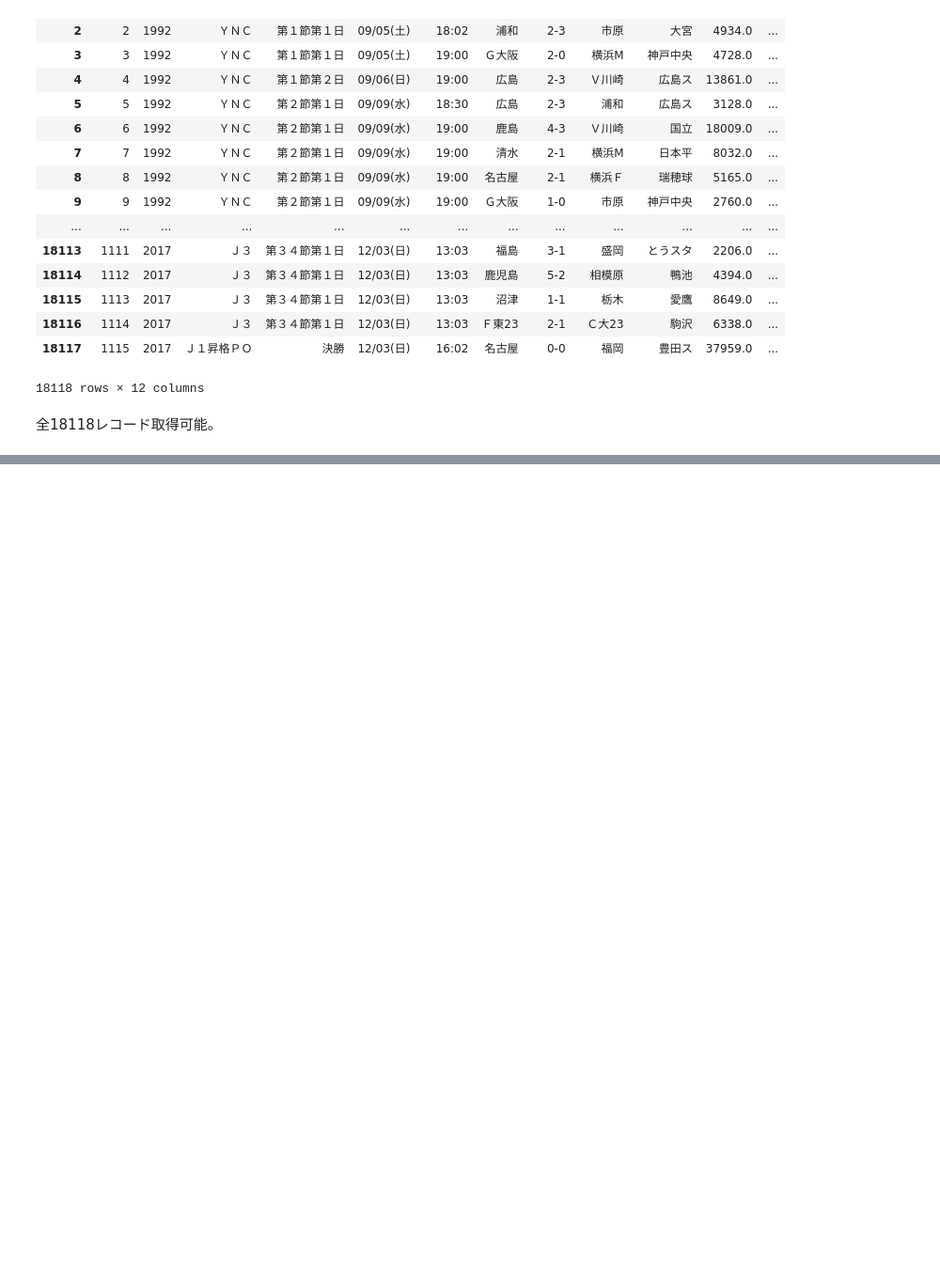
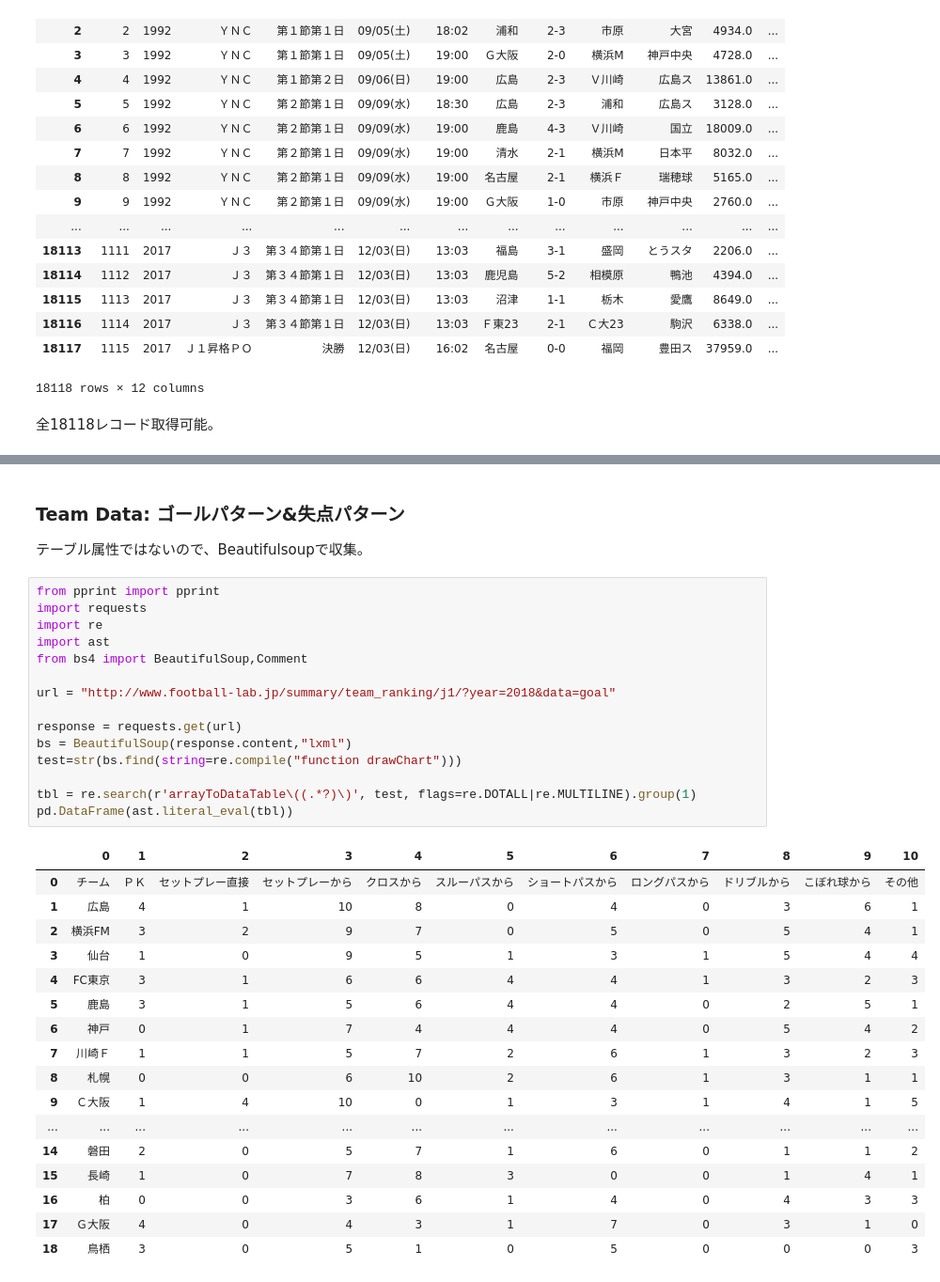
Before and after one commit to mark-n2/toto_notebook, a Jupyter notebook: 001_データ収集.ipynb, the cells around one changed output, grey strips where cells are left out. Shown at 94% size. Cells and saved outputs as stored; diff of their text form; blank space fills up the shorter version.

Commit message:
#6 Football-Labから順位表やゴールパターン等を取得する機能を追加

```diff
--- a/001_データ収集.ipynb
+++ b/001_データ収集.ipynb
@@ -129,0 +290,37 @@ display(df)
+# %% [markdown]
+### Team Data: ゴールパターン&失点パターン
+
+テーブル属性ではないので、Beautifulsoupで収集。
+# %%
+from pprint import pprint
+import requests
+import re
+import ast
+from bs4 import BeautifulSoup,Comment
+
+url = "http://www.football-lab.jp/summary/team_ranking/j1/?year=2018&data=goal"
+
+response = requests.get(url)
+bs = BeautifulSoup(response.content,"lxml")
+test=str(bs.find(string=re.compile("function drawChart")))
+
+tbl = re.search(r'arrayToDataTable\((.*?)\)', test, flags=re.DOTALL|re.MULTILINE).group(1)
+pd.DataFrame(ast.literal_eval(tbl))
+# %% [output]
+|  | 0 | 1 | 2 | 3 | 4 | 5 | 6 | 7 | 8 | 9 | 10 |
+| 0 | チーム | ＰＫ | セットプレー直接 | セットプレーから | クロスから | スルーパスから | ショートパスから | ロングパスから | ドリブルから | こぼれ球から | その他 |
+| 1 | 広島 | 4 | 1 | 10 | 8 | 0 | 4 | 0 | 3 | 6 | 1 |
+| 2 | 横浜FM | 3 | 2 | 9 | 7 | 0 | 5 | 0 | 5 | 4 | 1 |
+| 3 | 仙台 | 1 | 0 | 9 | 5 | 1 | 3 | 1 | 5 | 4 | 4 |
+| 4 | FC東京 | 3 | 1 | 6 | 6 | 4 | 4 | 1 | 3 | 2 | 3 |
+| 5 | 鹿島 | 3 | 1 | 5 | 6 | 4 | 4 | 0 | 2 | 5 | 1 |
+| 6 | 神戸 | 0 | 1 | 7 | 4 | 4 | 4 | 0 | 5 | 4 | 2 |
+| 7 | 川崎Ｆ | 1 | 1 | 5 | 7 | 2 | 6 | 1 | 3 | 2 | 3 |
+| 8 | 札幌 | 0 | 0 | 6 | 10 | 2 | 6 | 1 | 3 | 1 | 1 |
+| 9 | Ｃ大阪 | 1 | 4 | 10 | 0 | 1 | 3 | 1 | 4 | 1 | 5 |
+| ... | ... | ... | ... | ... | ... | ... | ... | ... | ... | ... | ... |
+| 14 | 磐田 | 2 | 0 | 5 | 7 | 1 | 6 | 0 | 1 | 1 | 2 |
+| 15 | 長崎 | 1 | 0 | 7 | 8 | 3 | 0 | 0 | 1 | 4 | 1 |
+| 16 | 柏 | 0 | 0 | 3 | 6 | 1 | 4 | 0 | 4 | 3 | 3 |
+| 17 | Ｇ大阪 | 4 | 0 | 4 | 3 | 1 | 7 | 0 | 3 | 1 | 0 |
+| 18 | 鳥栖 | 3 | 0 | 5 | 1 | 0 | 5 | 0 | 0 | 0 | 3 |
```
Also changed, not shown: parts of 17 cells of this notebook, 2 other files.
